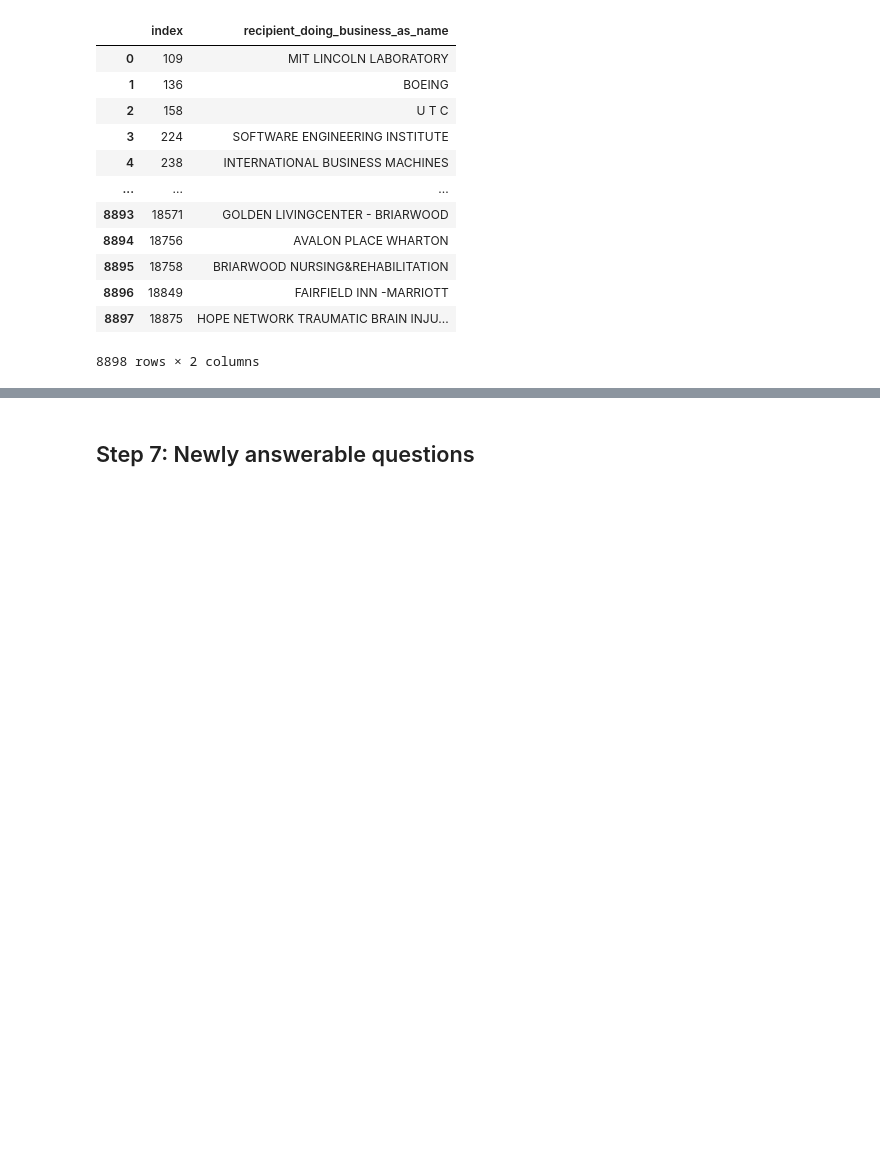
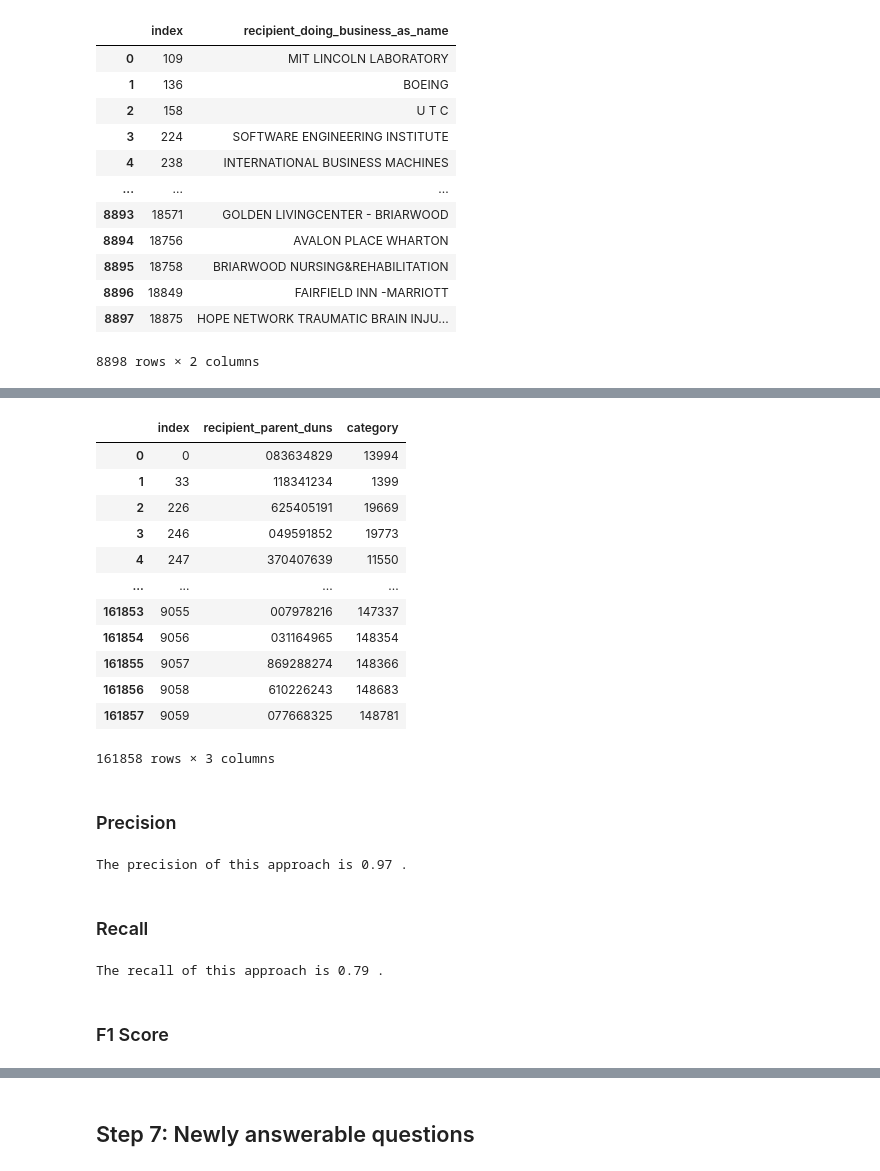
Before and after one commit to shannonmooney/government-spend, a Jupyter notebook: government spend analysis.ipynb, the cells around one changed output, grey strips where cells are left out. Drawn from its saved outputs; the diff is of its cells as text; code cells hidden in the pictures; blank space fills up the shorter version.

```diff
--- a/government spend analysis.ipynb
+++ b/government spend analysis.ipynb
@@ -291,0 +319,40 @@ data_norm_rev
+# %%
+data_final['category'] = data_final['index']
+
+accuracy = data_final[['recipient_parent_duns', 'category']].drop_duplicates().reset_index()
+# %% [output]
+|  | index | recipient_parent_duns | category |
+| 0 | 0 | 083634829 | 13994 |
+| 1 | 33 | 118341234 | 1399 |
+| 2 | 226 | 625405191 | 19669 |
+| 3 | 246 | 049591852 | 19773 |
+| 4 | 247 | 370407639 | 11550 |
+| ... | ... | ... | ... |
+| 161853 | 9055 | 007978216 | 147337 |
+| 161854 | 9056 | 031164965 | 148354 |
+| 161855 | 9057 | 869288274 | 148366 |
+| 161856 | 9058 | 610226243 | 148683 |
+| 161857 | 9059 | 077668325 | 148781 |
+161858 rows × 3 columns
+# %% [markdown]
+### Precision
+# %%
+precision = accuracy.category[accuracy.category.map(accuracy.category.value_counts()) == 1].shape[0]/\
+(accuracy.category[accuracy.category.map(accuracy.category.value_counts()) == 1].shape[0] +\
+accuracy.category[accuracy.category.map(accuracy.category.value_counts()) > 1].shape[0])
+
+print('The precision of this approach is', str(round(precision, 2)), '.')
+# %% [output]
+The precision of this approach is 0.97 .
+# %% [markdown]
+### Recall
+# %%
+sensitivity = accuracy.category[accuracy.category.map(accuracy.category.value_counts()) == 1].shape[0]/\
+(accuracy.category[accuracy.category.map(accuracy.category.value_counts()) == 1].shape[0] +\
+accuracy.recipient_parent_duns[accuracy.recipient_parent_duns.map(accuracy.recipient_parent_duns.value_counts()) > 1].shape[0])
+
+print('The recall of this approach is', str(round(sensitivity, 2)), '.')
+# %% [output]
+The recall of this approach is 0.79 .
+# %% [markdown]
+### F1 Score
```
Also changed, not shown: parts of 19 cells of this notebook, 1 other file.
